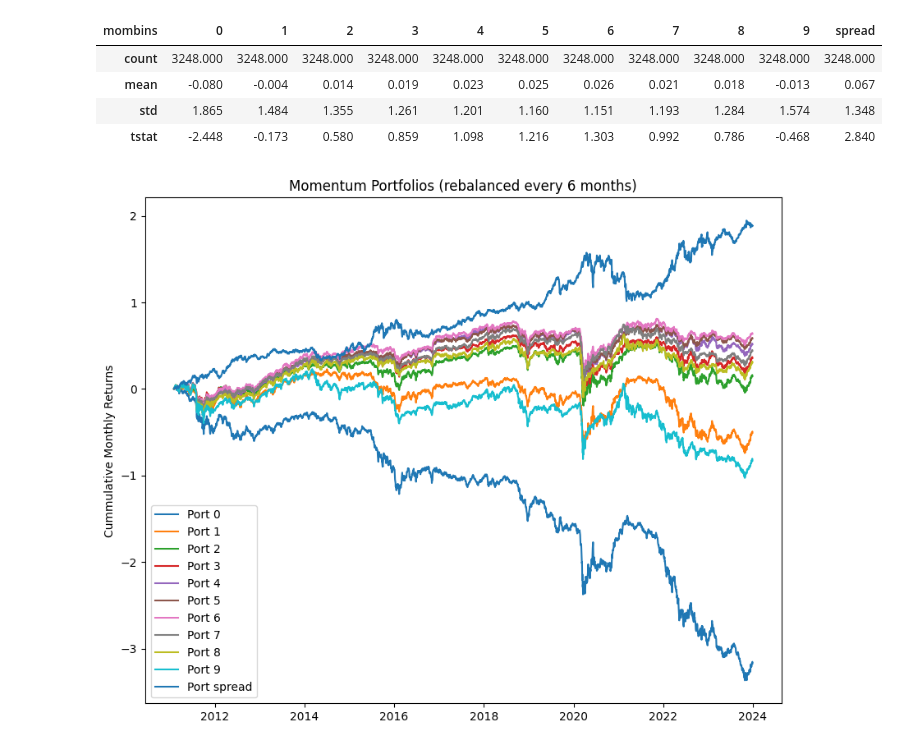
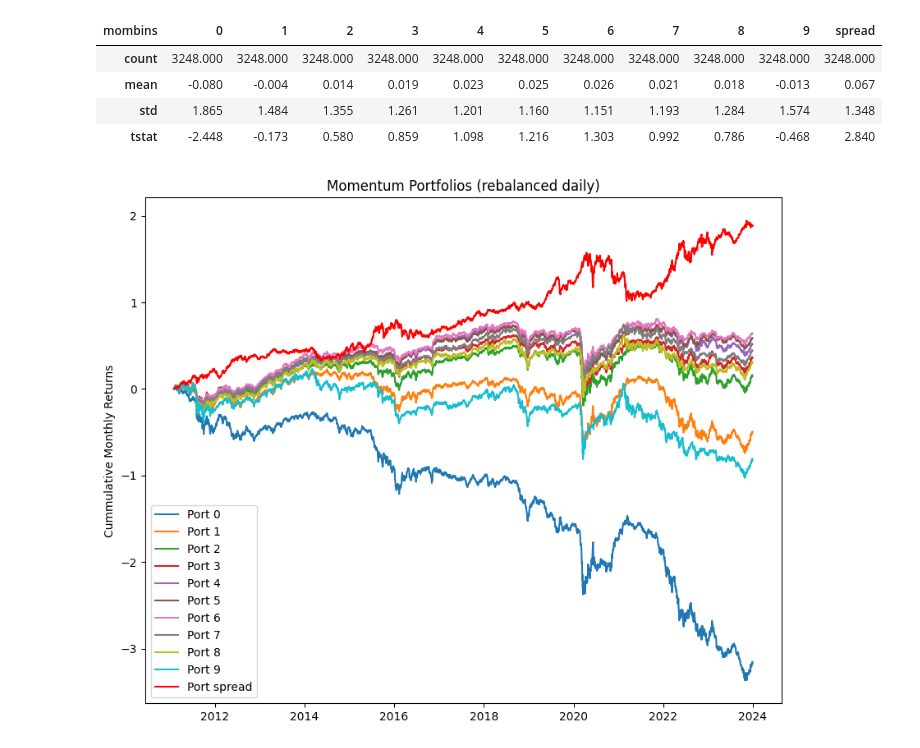
Before and after one commit to andrewhall1124/momentum, a Jupyter notebook: momentum_daily.ipynb, the cells around one changed output. Cells and saved outputs as stored; diff of their text form; code cells hidden in the pictures.

Commit message:
Updated daily momentum notebook

```diff
--- a/momentum_daily.ipynb
+++ b/momentum_daily.ipynb
@@ -39,7 +39,7 @@ df
 # %%
 # Cleaning
 
-df = df[['permno', 'ticker', 'caldt', 'prc', 'ret']]
+df = df[['permno', 'ticker', 'caldt', 'prc', 'ret']].copy()
 
 df.head()
 # %% [output]
@@ -62,7 +62,6 @@ df['logret'] = np.log1p(df['ret'])
 # Momentum from t-6 to t-1
 df['mom'] = df.groupby('permno')['logret'].rolling(window,window).sum().reset_index(drop=True)
 df['mom'] = df.groupby('permno')['mom'].shift(skip + 1) # Once for skip and once for lag
-df['mom'] = (1/230) * df['mom'] # Scale
 
 # Holding period returns
 df[holding_period_var] = df.groupby('permno')['logret'].rolling(holding_period,holding_period).sum().reset_index(drop=True)
@@ -180,20 +159,20 @@ summary(port).loc[['count','mean','std','tstat']].round(3)
 # %%
 # Log return dataframe
 log_ret = np.log1p(port/100)
 
 # Cummulative return dataframe
 cum_ret = log_ret.cumsum()
 cum_ret.index = pd.to_datetime(cum_ret.index)
 
 # Lineplot
 plt.figure(figsize=(10,8))
 
 for col in cum_ret.columns:
-    plt.plot(cum_ret[col], label=f"Port {col}")
+    plt.plot(cum_ret[col], label=f"Port {col}", color=('red' if col == 'spread' else None))
 
-plt.title("Momentum Portfolios (rebalanced every 6 months)")
+plt.title("Momentum Portfolios (rebalanced daily)")
 plt.ylabel("Cummulative Monthly Returns")
 plt.legend()
 plt.show()
 # %% [output]
-[figure, old version]
+[figure, new version]
```
Also changed, not shown: parts of 6 cells of this notebook.
